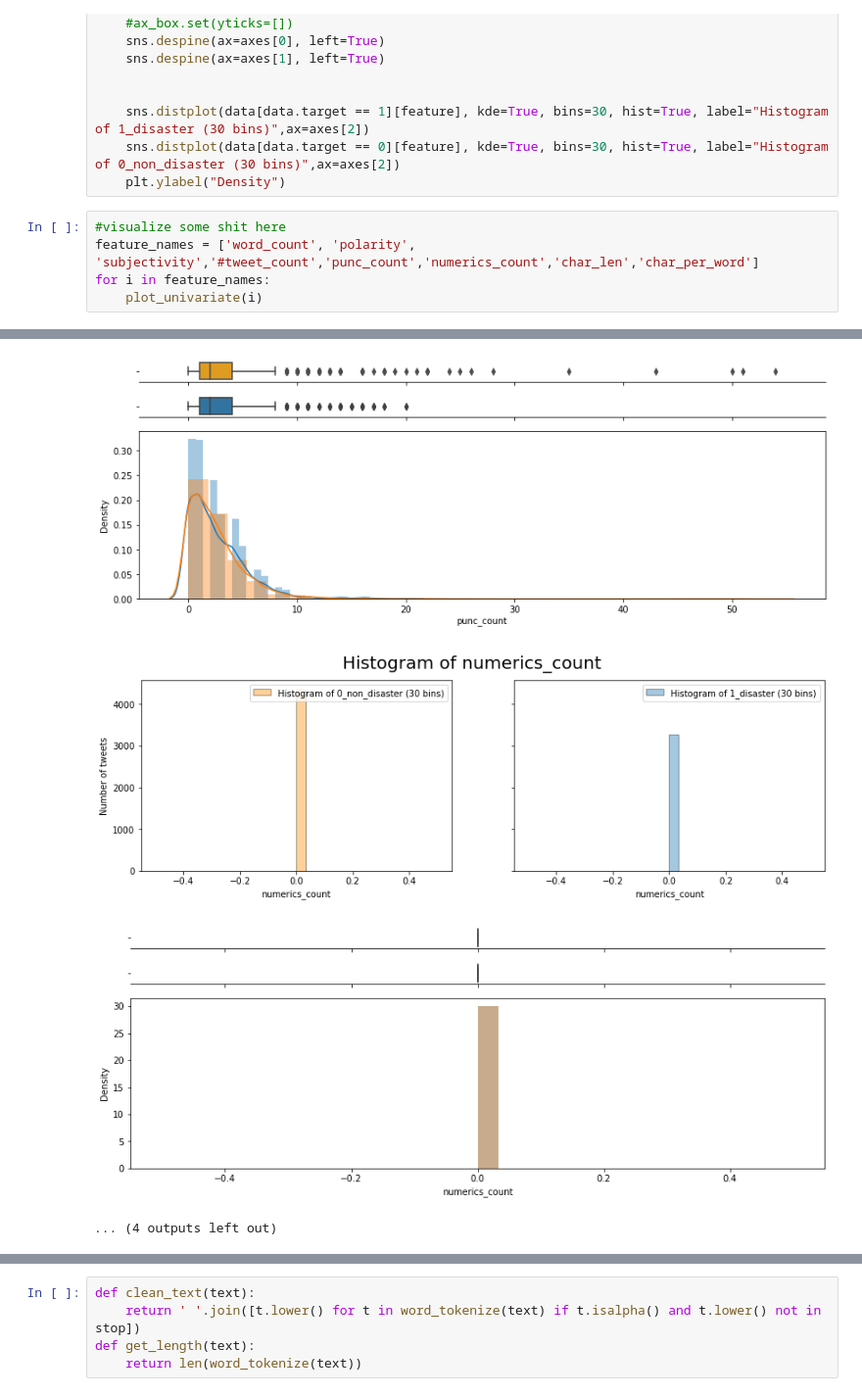
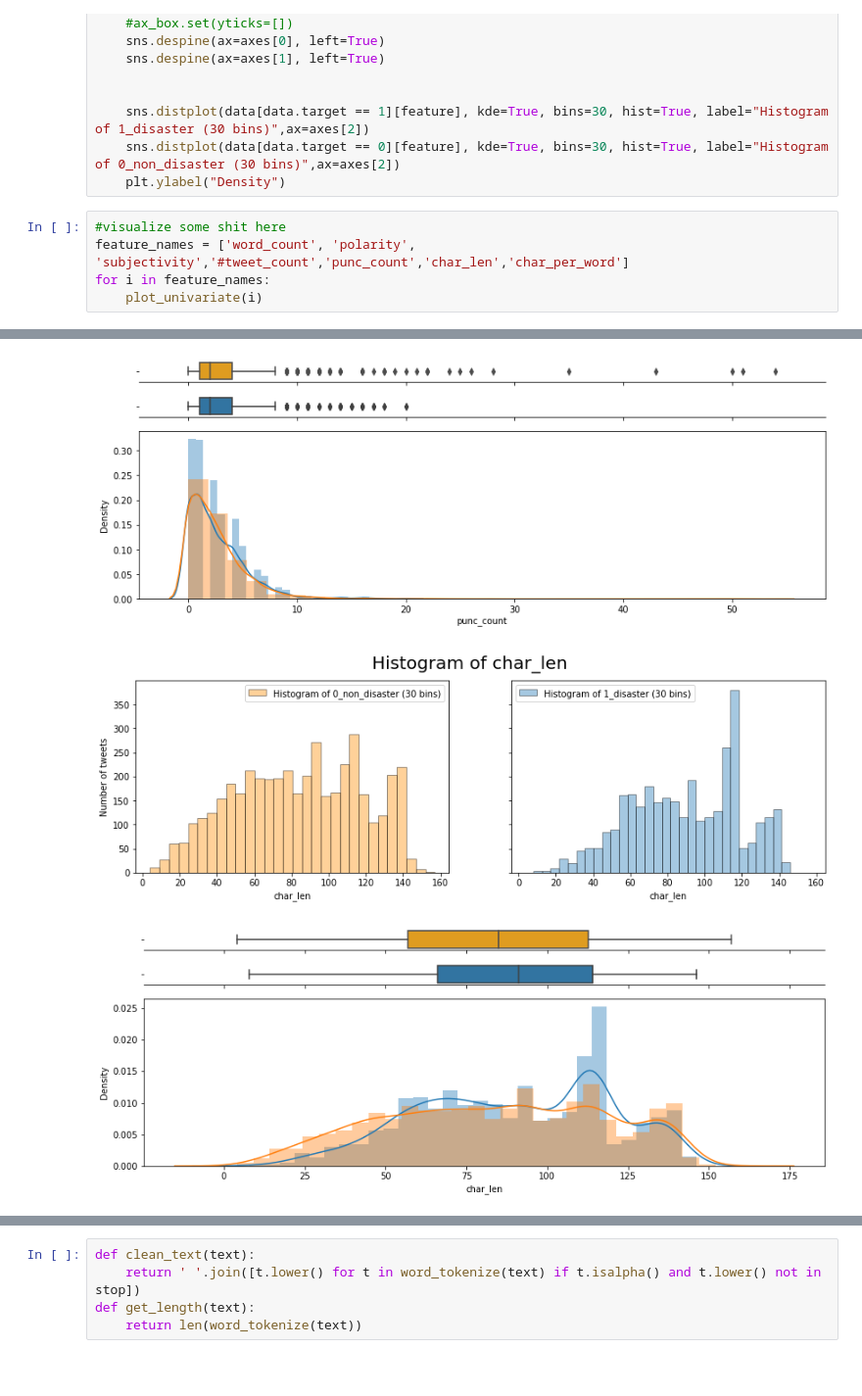
Before and after one commit to Houster/Text-Tweet-analysis, a Jupyter notebook: Text MLP.ipynb, the cells around one changed output, grey strips where cells are left out. Shown: that part at 98% size. Cells and saved outputs as stored; diff of their text form; blank space fills up the shorter version.

```diff
--- a/Text MLP.ipynb
+++ b/Text MLP.ipynb
@@ -111,20 +111,19 @@ def plot_univariate(feature):
     plt.ylabel("Density")
 # %%
 #visualize some shit here
-feature_names = ['word_count', 'polarity', 'subjectivity','#tweet_count','punc_count','numerics_count','char_len','char_per_word']
+feature_names = ['word_count', 'polarity', 'subjectivity','#tweet_count','punc_count','char_len','char_per_word']
 for i in feature_names:
     plot_univariate(i)
 # %% [output]
 [figure]
 [figure]
 [figure]
 [figure]
 [figure]
 [figure]
 [figure]
 [figure]
 [figure]
 [figure]
-[figure, old version]
+[figure, new version]
-[figure, old version]
+[figure, new version]
-... (4 outputs left out)
```
Also changed, not shown: parts of 24 cells of this notebook, 2 other files.
